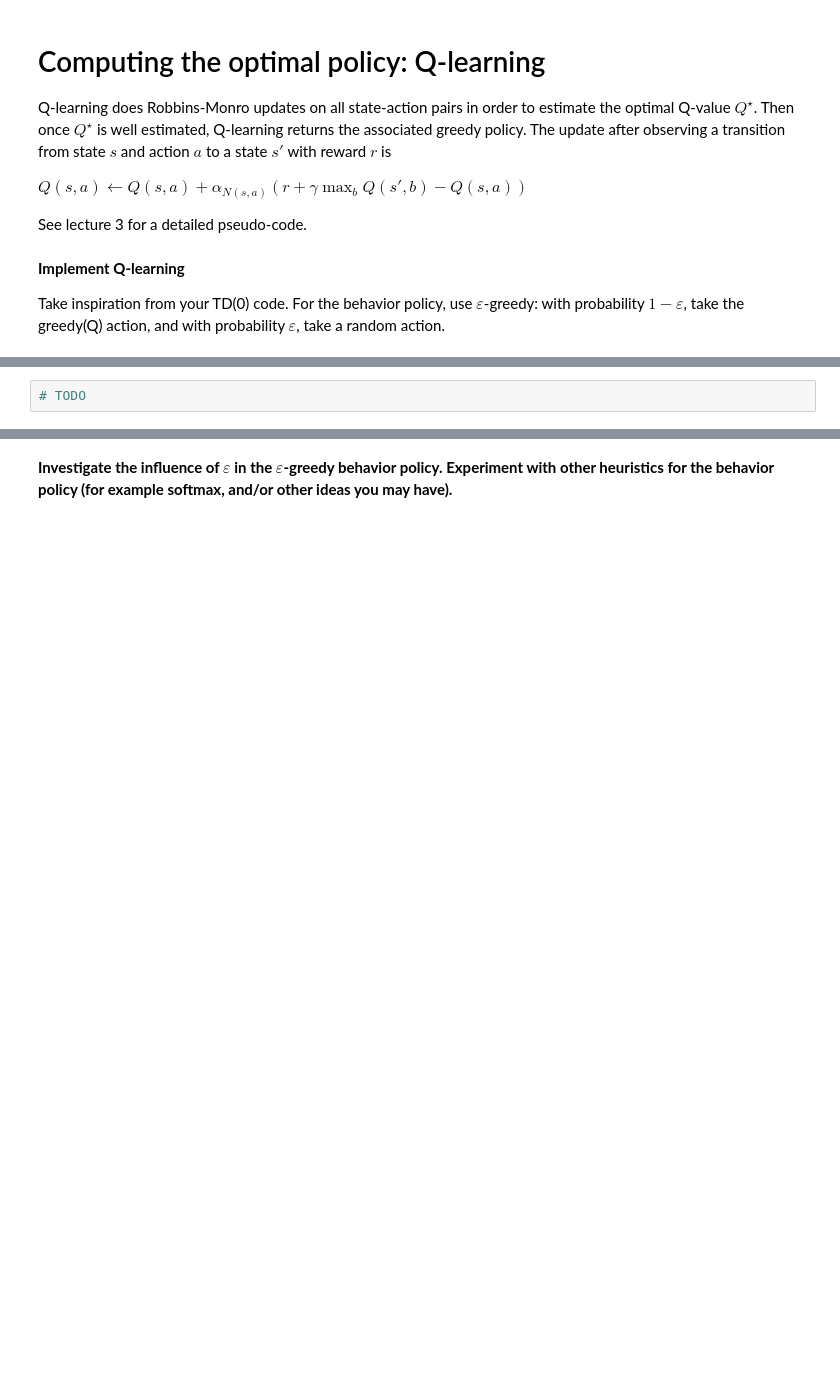
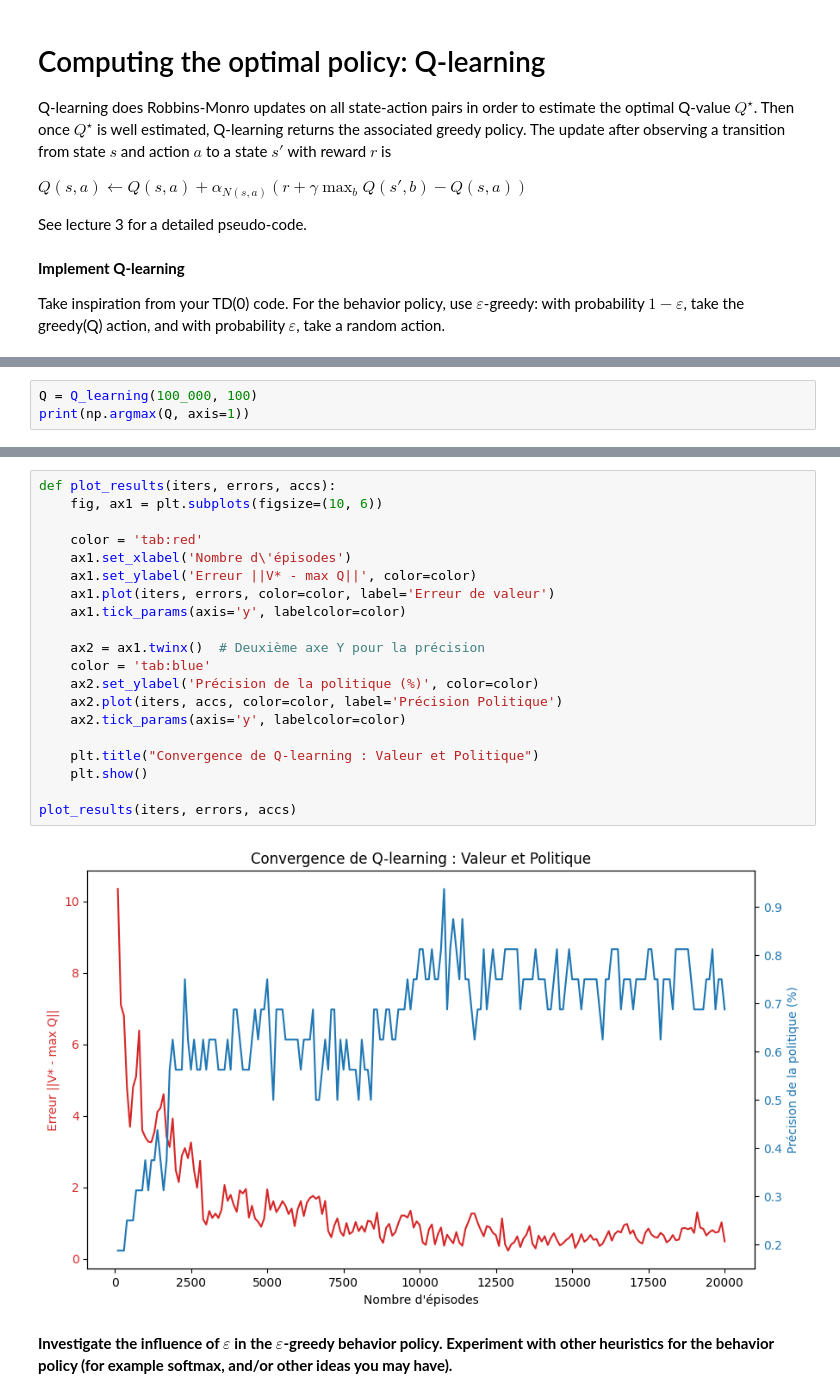
Before and after one commit to milanolivia/apprentissage_seq, a Jupyter notebook: TD0_QLearning.ipynb, the cells around one changed output, grey strips where cells are left out. Saved outputs shown, nothing was run; the diff lists cells and outputs as text; blank space fills up the shorter version.

```diff
--- a/TD0_QLearning.ipynb
+++ b/TD0_QLearning.ipynb
@@ -652,2 +745,3 @@ Warning: Q-learning might need a very long time to get the exact policy (a large
 # %%
-# TODO
+Q = Q_learning(100_000, 100)
+print(np.argmax(Q, axis=1))
@@ -654,3 +839,25 @@ Warning: Q-learning might need a very long time to get the exact policy (a large
+# %%
+def plot_results(iters, errors, accs):
+    fig, ax1 = plt.subplots(figsize=(10, 6))
+
+    color = 'tab:red'
+    ax1.set_xlabel('Nombre d\'épisodes')
+    ax1.set_ylabel('Erreur ||V* - max Q||', color=color)
+    ax1.plot(iters, errors, color=color, label='Erreur de valeur')
+    ax1.tick_params(axis='y', labelcolor=color)
+
+    ax2 = ax1.twinx()  # Deuxième axe Y pour la précision
+    color = 'tab:blue'
+    ax2.set_ylabel('Précision de la politique (%)', color=color)
+    ax2.plot(iters, accs, color=color, label='Précision Politique')
+    ax2.tick_params(axis='y', labelcolor=color)
+
+    plt.title("Convergence de Q-learning : Valeur et Politique")
+    plt.show()
+
+plot_results(iters, errors, accs)
+# %% [output]
+[figure, added]
 # %% [markdown]
 **Investigate the influence of $\varepsilon$ in the $\varepsilon$-greedy behavior policy. Experiment with other heuristics for the behavior policy (for example softmax, and/or other ideas you may have).**
 # %%
```
Also changed, not shown: parts of 13 cells of this notebook.
